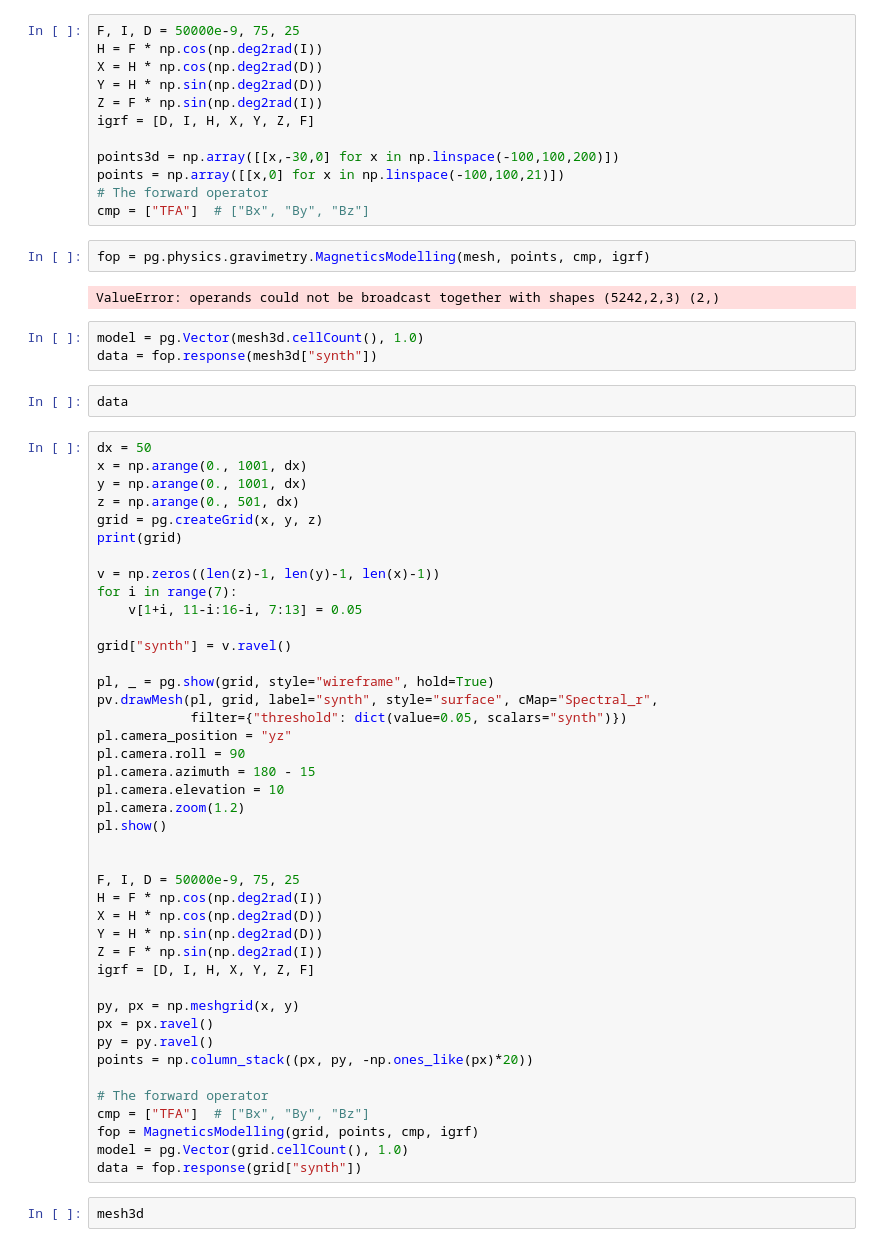
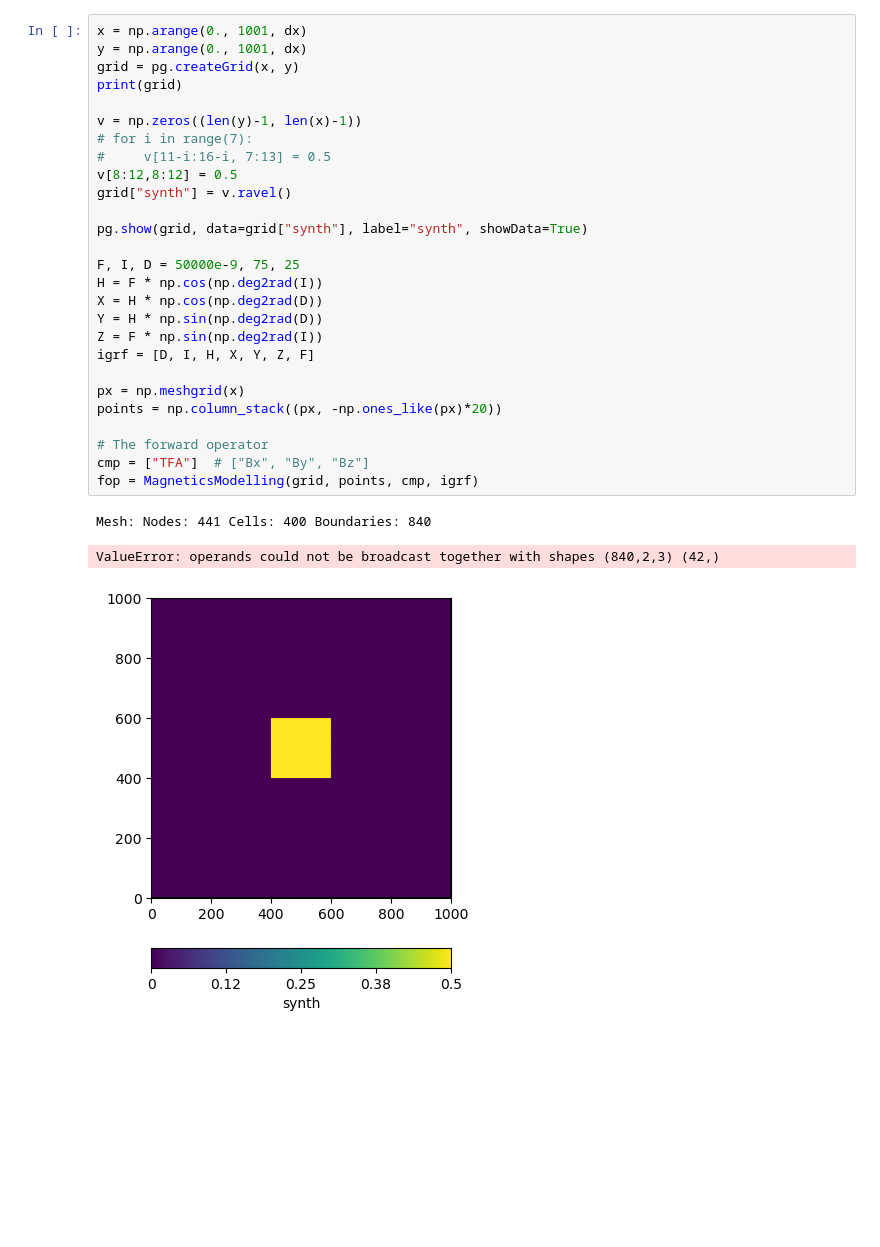
Before and after one commit to ZiegAnt/ResearchModule, a Jupyter notebook: RM_geomagnetic_test.ipynb, the cells around one changed output. Cells and saved outputs as stored; diff of their text form; blank space fills up the shorter version.

```diff
--- a/RM_geomagnetic_test.ipynb
+++ b/RM_geomagnetic_test.ipynb
@@ -44,65 +245,31 @@ Falling back to a static output.
 # %%
+x = np.arange(0., 1001, dx)
+y = np.arange(0., 1001, dx)
+grid = pg.createGrid(x, y)
+print(grid)
+
+v = np.zeros((len(y)-1, len(x)-1))
+# for i in range(7):
+#     v[11-i:16-i, 7:13] = 0.5
+v[8:12,8:12] = 0.5
+grid["synth"] = v.ravel()
+
+pg.show(grid, data=grid["synth"], label="synth", showData=True)
+
 F, I, D = 50000e-9, 75, 25
 H = F * np.cos(np.deg2rad(I))
 X = H * np.cos(np.deg2rad(D))
 Y = H * np.sin(np.deg2rad(D))
 Z = F * np.sin(np.deg2rad(I))
 igrf = [D, I, H, X, Y, Z, F]
 
-points3d = np.array([[x,-30,0] for x in np.linspace(-100,100,200)])
-points = np.array([[x,0] for x in np.linspace(-100,100,21)])
+px = np.meshgrid(x)
+points = np.column_stack((px, -np.ones_like(px)*20))
+
 # The forward operator
 cmp = ["TFA"]  # ["Bx", "By", "Bz"]
+fop = MagneticsModelling(grid, points, cmp, igrf)
+# %% [output]
+Mesh: Nodes: 441 Cells: 400 Boundaries: 840
+ValueError: operands could not be broadcast together with shapes (840,2,3) (42,)
+[figure, added]
-# %%
-fop = pg.physics.gravimetry.MagneticsModelling(mesh, points, cmp, igrf)
-# %% [output]
-ValueError: operands could not be broadcast together with shapes (5242,2,3) (2,)
-# %%
-model = pg.Vector(mesh3d.cellCount(), 1.0)
-data = fop.response(mesh3d["synth"])
-# %%
-data
-# %%
-dx = 50
-x = np.arange(0., 1001, dx)
-y = np.arange(0., 1001, dx)
-z = np.arange(0., 501, dx)
-grid = pg.createGrid(x, y, z)
-print(grid)
-
-v = np.zeros((len(z)-1, len(y)-1, len(x)-1))
-for i in range(7):
-    v[1+i, 11-i:16-i, 7:13] = 0.05
-
-grid["synth"] = v.ravel()
-
-pl, _ = pg.show(grid, style="wireframe", hold=True)
-pv.drawMesh(pl, grid, label="synth", style="surface", cMap="Spectral_r",
-            filter={"threshold": dict(value=0.05, scalars="synth")})
-pl.camera_position = "yz"
-pl.camera.roll = 90
-pl.camera.azimuth = 180 - 15
-pl.camera.elevation = 10
-pl.camera.zoom(1.2)
-pl.show()
-
-
-F, I, D = 50000e-9, 75, 25
-H = F * np.cos(np.deg2rad(I))
-X = H * np.cos(np.deg2rad(D))
-Y = H * np.sin(np.deg2rad(D))
-Z = F * np.sin(np.deg2rad(I))
-igrf = [D, I, H, X, Y, Z, F]
-
-py, px = np.meshgrid(x, y)
-px = px.ravel()
-py = py.ravel()
-points = np.column_stack((px, py, -np.ones_like(px)*20))
-
-# The forward operator
-cmp = ["TFA"]  # ["Bx", "By", "Bz"]
-fop = MagneticsModelling(grid, points, cmp, igrf)
-model = pg.Vector(grid.cellCount(), 1.0)
-data = fop.response(grid["synth"])
-# %%
-mesh3d
```
Also changed, not shown: parts of 6 cells of this notebook, 20 other files.
